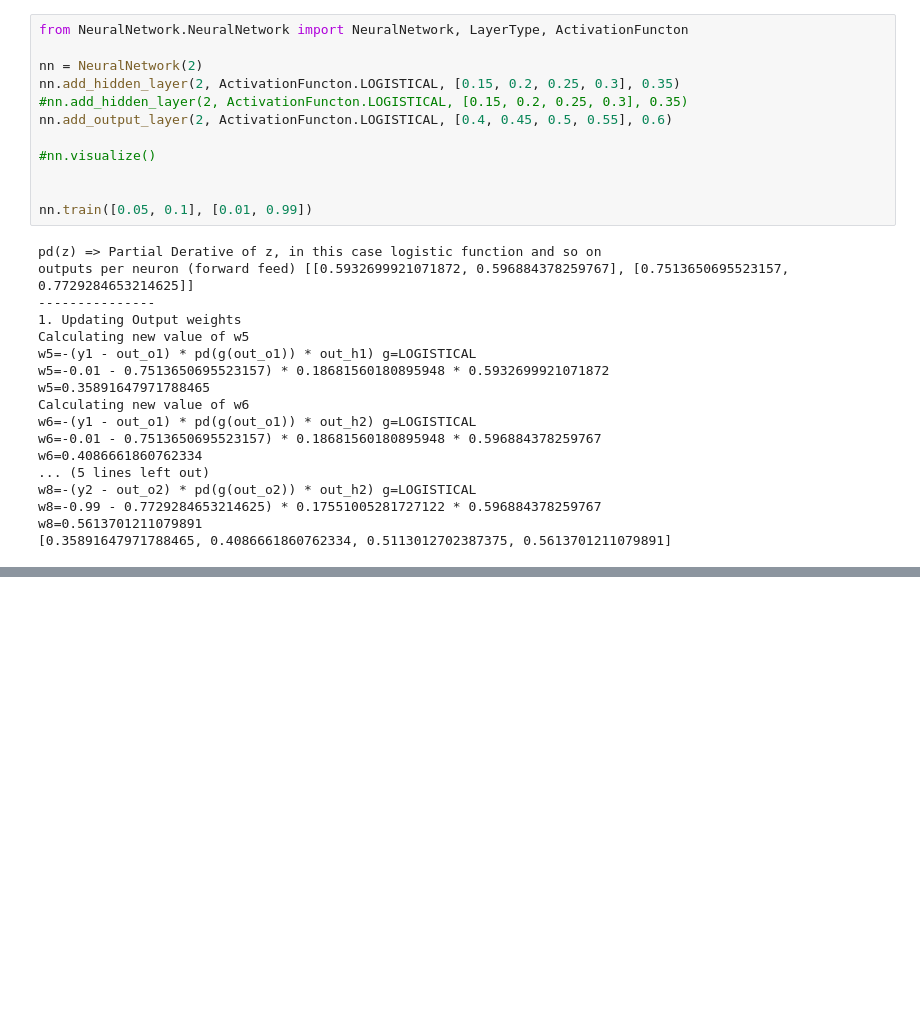
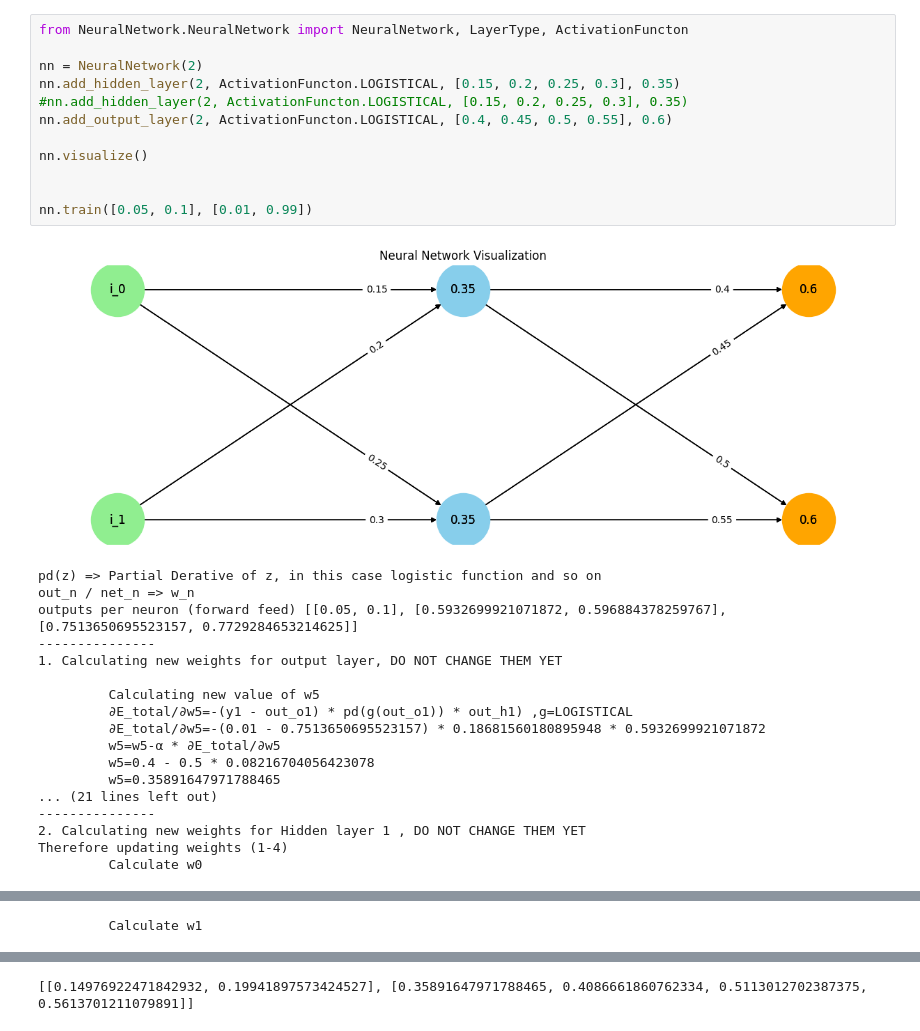
Before and after one commit to JanisHuser/ZHAW-BSC-Informatik, a Jupyter notebook: src/HS23/MLDM/scripts/New Neural Network.ipynb, the cells around one changed output, grey strips where cells are left out. Drawn from its saved outputs; the diff is of its cells as text; blank space fills up the shorter version.

```diff
--- a/src/HS23/MLDM/scripts/New Neural Network.ipynb
+++ b/src/HS23/MLDM/scripts/New Neural Network.ipynb
@@ -22,30 +22,31 @@ Note: you may need to restart the kernel to use updated packages.
 # %%
 from NeuralNetwork.NeuralNetwork import NeuralNetwork, LayerType, ActivationFuncton
 
 nn = NeuralNetwork(2)
 nn.add_hidden_layer(2, ActivationFuncton.LOGISTICAL, [0.15, 0.2, 0.25, 0.3], 0.35)
 #nn.add_hidden_layer(2, ActivationFuncton.LOGISTICAL, [0.15, 0.2, 0.25, 0.3], 0.35)
 nn.add_output_layer(2, ActivationFuncton.LOGISTICAL, [0.4, 0.45, 0.5, 0.55], 0.6)
 
-#nn.visualize()
+nn.visualize()
 
 
 nn.train([0.05, 0.1], [0.01, 0.99])
 # %% [output]
+[figure, added]
 pd(z) => Partial Derative of z, in this case logistic function and so on
-outputs per neuron (forward feed) [[0.5932699921071872, 0.596884378259767], [0.7513650695523157, 0.7729284653214625]]
+out_n / net_n => w_n
+outputs per neuron (forward feed) [[0.05, 0.1], [0.5932699921071872, 0.596884378259767], [0.7513650695523157, 0.7729284653214625]]
 ---------------
-1. Updating Output weights
-Calculating new value of w5
-w5=-(y1 - out_o1) * pd(g(out_o1)) * out_h1) g=LOGISTICAL
-w5=-0.01 - 0.7513650695523157) * 0.18681560180895948 * 0.5932699921071872
-w5=0.35891647971788465
-Calculating new value of w6
-w6=-(y1 - out_o1) * pd(g(out_o1)) * out_h2) g=LOGISTICAL
-w6=-0.01 - 0.7513650695523157) * 0.18681560180895948 * 0.596884378259767
-w6=0.4086661860762334
-... (5 lines left out)
-w8=-(y2 - out_o2) * pd(g(out_o2)) * out_h2) g=LOGISTICAL
-w8=-0.99 - 0.7729284653214625) * 0.17551005281727122 * 0.596884378259767
-w8=0.5613701211079891
-[0.35891647971788465, 0.4086661860762334, 0.5113012702387375, 0.5613701211079891]
+1. Calculating new weights for output layer, DO NOT CHANGE THEM YET
+
+         Calculating new value of w5
+         ∂E_total/∂w5=-(y1 - out_o1) * pd(g(out_o1)) * out_h1) ,g=LOGISTICAL
+         ∂E_total/∂w5=-(0.01 - 0.7513650695523157) * 0.18681560180895948 * 0.5932699921071872
+         w5=w5-α * ∂E_total/∂w5
+         w5=0.4 - 0.5 * 0.08216704056423078
+         w5=0.35891647971788465
+... (21 lines left out)
+---------------
+2. Calculating new weights for Hidden layer 1 , DO NOT CHANGE THEM YET
+Therefore updating weights (1-4)
+         Calculate w0
@@ -51,0 +68 @@ w8=0.5613701211079891
+         Calculate w1
@@ -51,0 +84 @@ w8=0.5613701211079891
+[[0.14976922471842932, 0.19941897573424527], [0.35891647971788465, 0.4086661860762334, 0.5113012702387375, 0.5613701211079891]]
```
Also changed, not shown: parts of 2 cells of this notebook, 2 other files.
